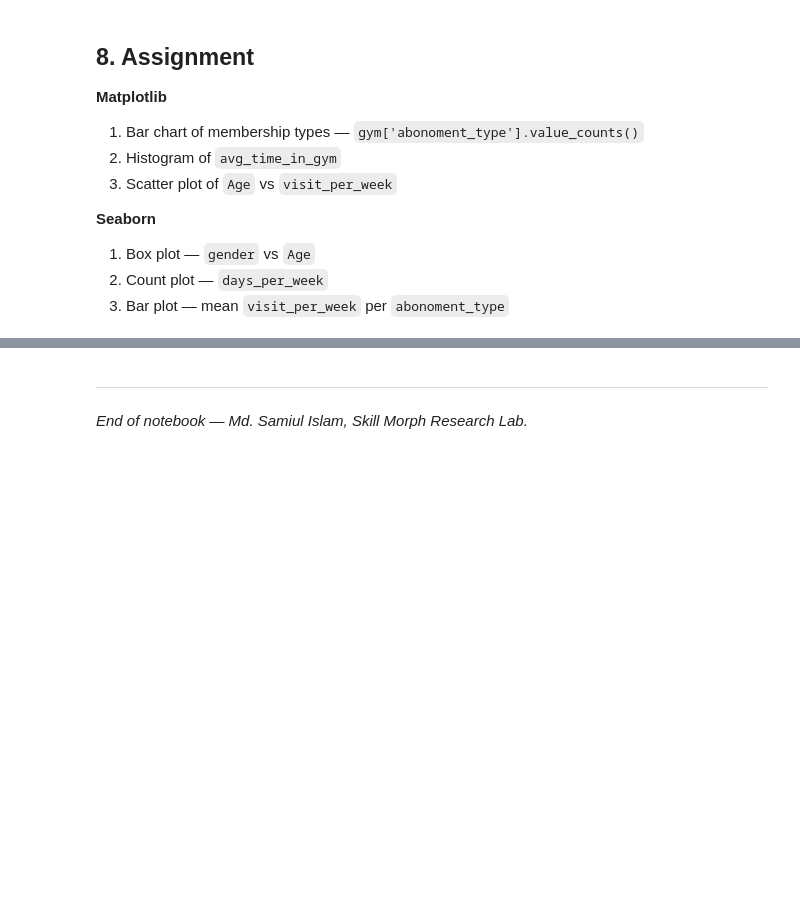
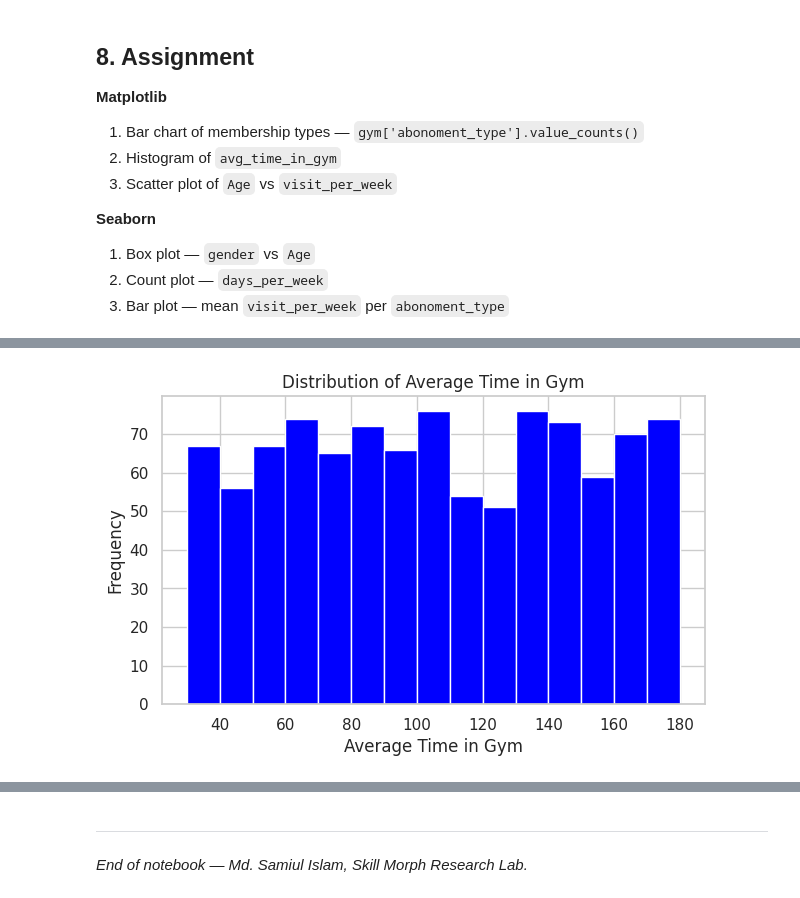
Before and after one commit to abidhasan5135-maker/abPractice, a Jupyter notebook: Matplotlib_and_Seaborn_for_DATA_Science.ipynb, the cells around one changed output, grey strips where cells are left out. Drawn from its saved outputs; the diff is of its cells as text; code cells hidden in the pictures; blank space fills up the shorter version.

```diff
--- a/Matplotlib_and_Seaborn_for_DATA_Science.ipynb
+++ b/Matplotlib_and_Seaborn_for_DATA_Science.ipynb
@@ -394,0 +406,10 @@ plt.show()
+# %%
+#_2. Histogram of avg_time_in_gym:
+
+fig, ax = plt.subplots()
+ax.hist(gym['avg_time_in_gym'], bins=15, color='blue', edgecolor='white')
+ax.set(title='Distribution of Average Time in Gym',
+       xlabel='Average Time in Gym', ylabel='Frequency')
+plt.show()
+# %% [output]
+[figure, added]
```
Also changed, not shown: parts of 9 cells of this notebook.
